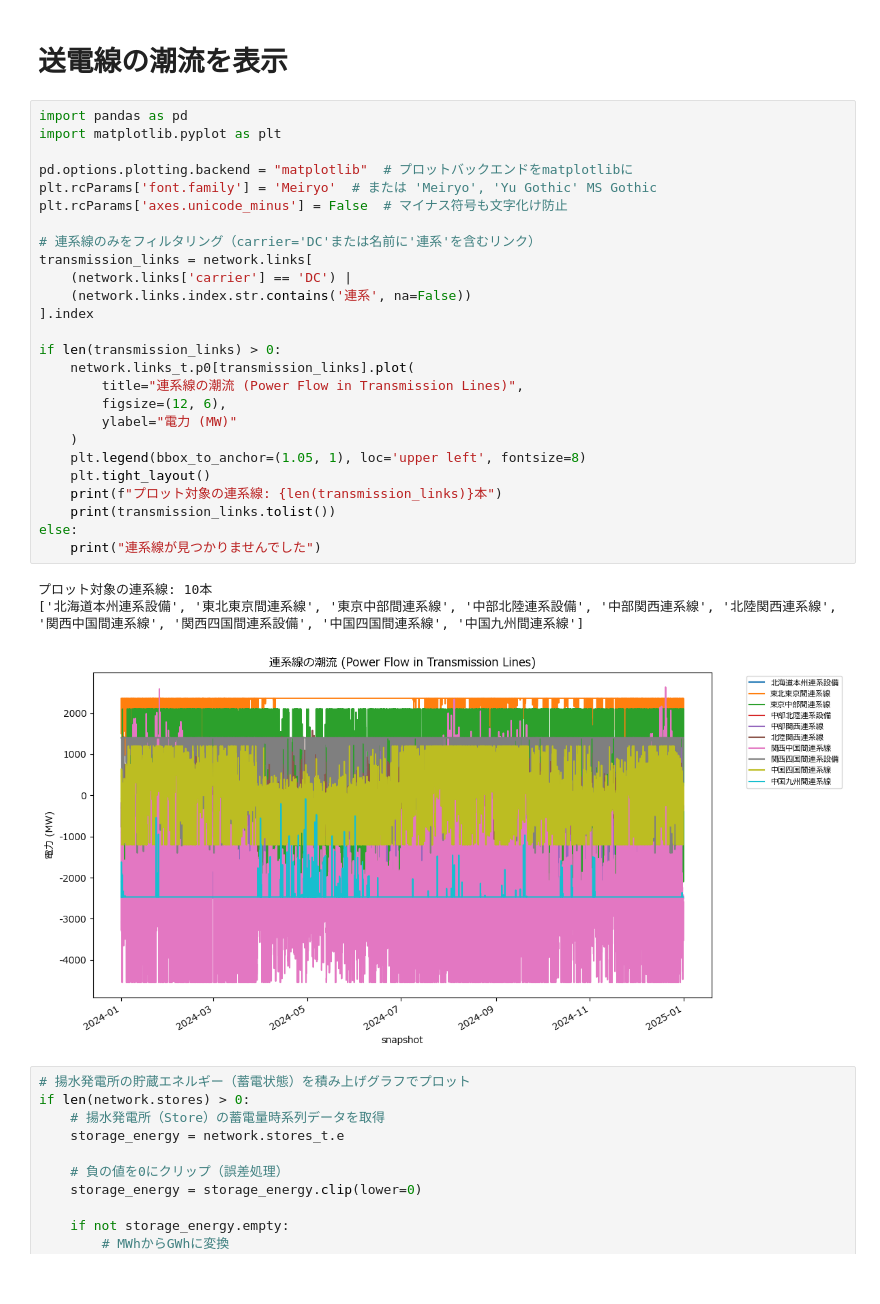
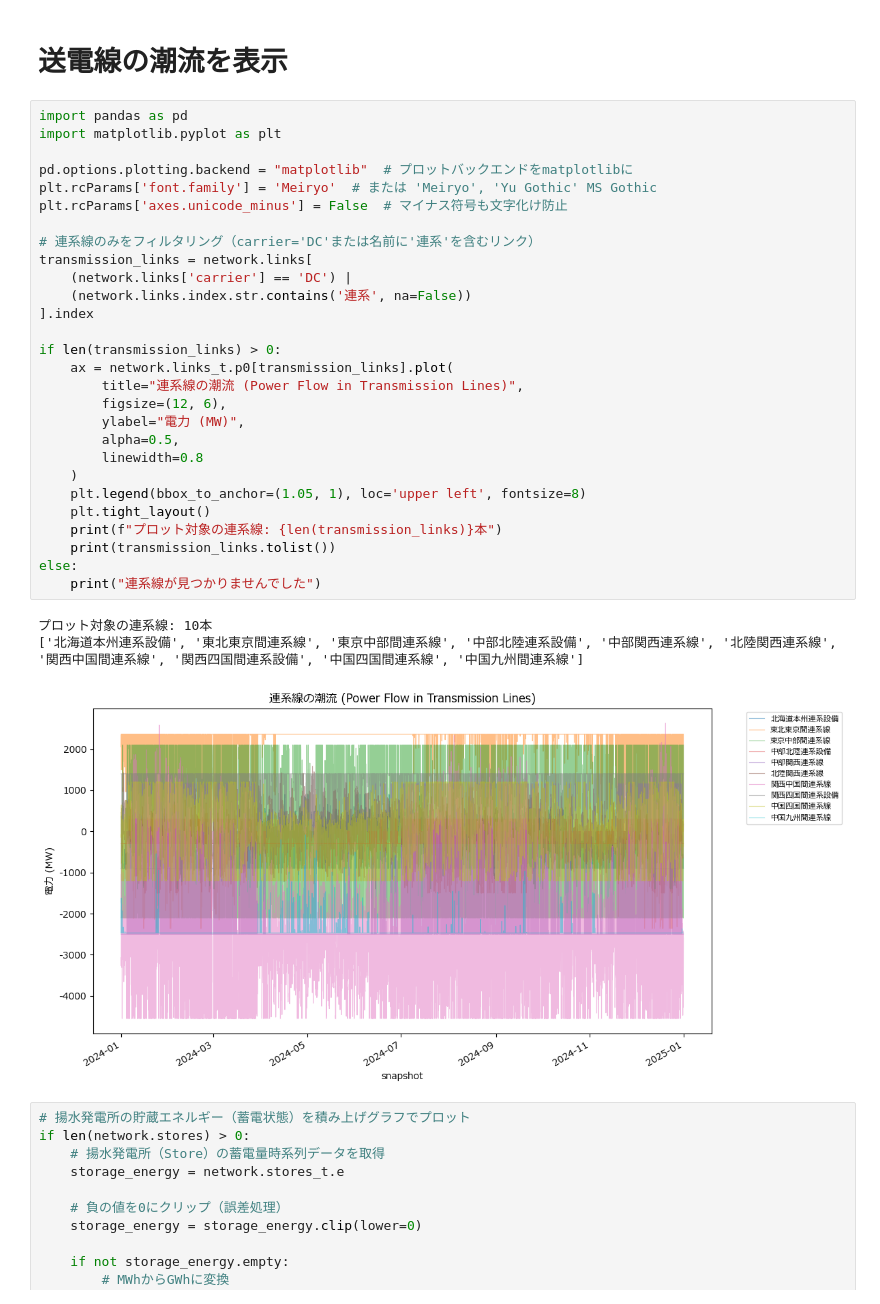
Before and after one commit to takashi-yanase/DemandSupplySimulation, a Jupyter notebook: 01 data_exploration.ipynb, the cells around one changed output. Cells and saved outputs as stored; diff of their text form.

```diff
--- a/01 data_exploration.ipynb
+++ b/01 data_exploration.ipynb
@@ -161,33 +224,35 @@ for bus, value in total_curtailment_by_bus.sort_values(ascending=False).items():
 # %%
 import pandas as pd
 import matplotlib.pyplot as plt
 
 pd.options.plotting.backend = "matplotlib"  # プロットバックエンドをmatplotlibに
 plt.rcParams['font.family'] = 'Meiryo'  # または 'Meiryo', 'Yu Gothic' MS Gothic
 plt.rcParams['axes.unicode_minus'] = False  # マイナス符号も文字化け防止
 
 # 連系線のみをフィルタリング（carrier='DC'または名前に'連系'を含むリンク）
 transmission_links = network.links[
     (network.links['carrier'] == 'DC') |
     (network.links.index.str.contains('連系', na=False))
 ].index
 
 if len(transmission_links) > 0:
-    network.links_t.p0[transmission_links].plot(
+    ax = network.links_t.p0[transmission_links].plot(
         title="連系線の潮流 (Power Flow in Transmission Lines)",
         figsize=(12, 6),
-        ylabel="電力 (MW)"
+        ylabel="電力 (MW)",
+        alpha=0.5,
+        linewidth=0.8
     )
     plt.legend(bbox_to_anchor=(1.05, 1), loc='upper left', fontsize=8)
     plt.tight_layout()
     print(f"プロット対象の連系線: {len(transmission_links)}本")
     print(transmission_links.tolist())
 else:
     print("連系線が見つかりませんでした")
 # %% [output]
 プロット対象の連系線: 10本
 ['北海道本州連系設備', '東北東京間連系線', '東京中部間連系線', '中部北陸連系設備', '中部関西連系線', '北陸関西連系線', '関西中国間連系線', '関西四国間連系設備', '中国四国間連系線', '中国九州間連系線']
-[figure, old version]
+[figure, new version]
 # %%
 # 揚水発電所の貯蔵エネルギー（蓄電状態）を積み上げグラフでプロット
 if len(network.stores) > 0:
```
Also changed, not shown: parts of 1 cell of this notebook, 3 other files.
